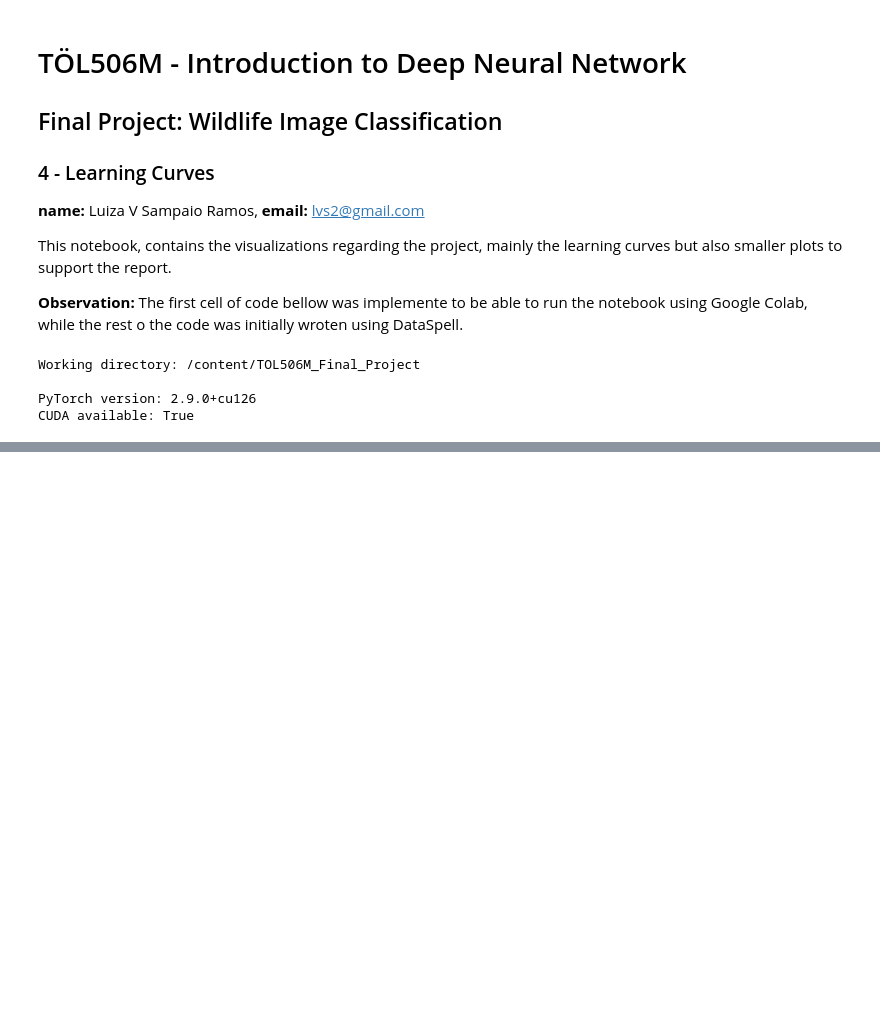
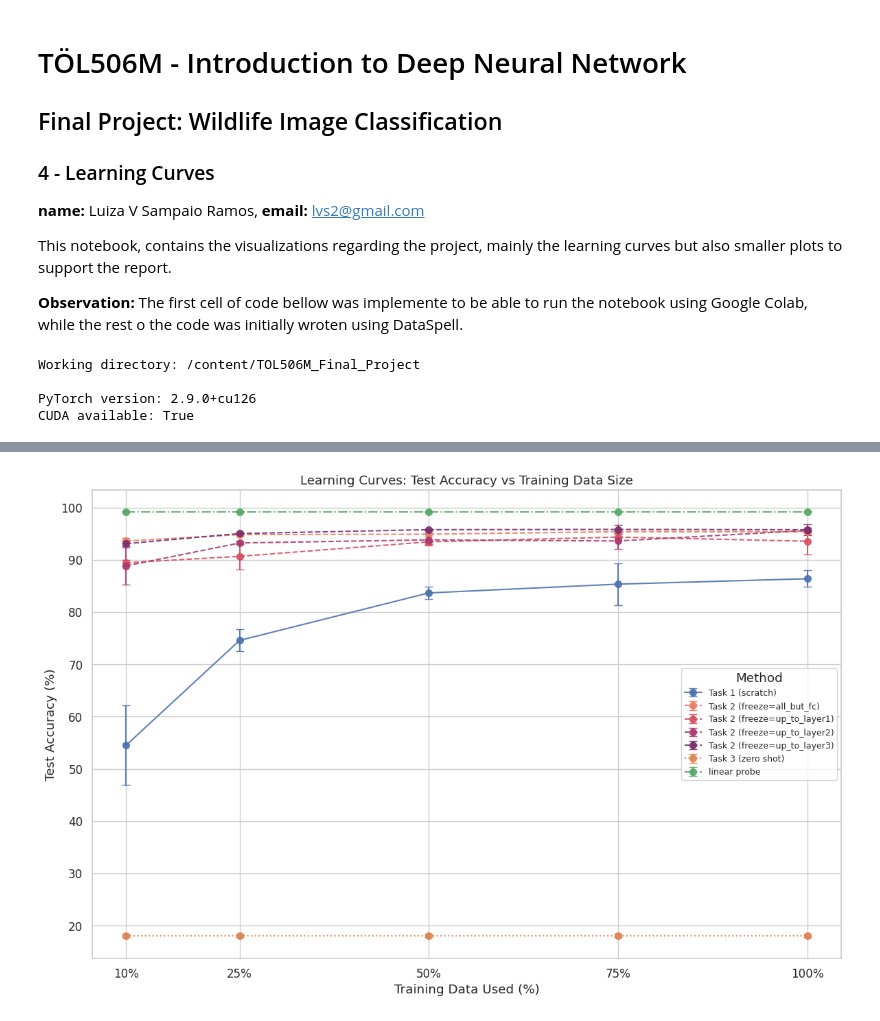
Before and after one commit to LuizaRamos/TOL506M_Final_Project, a Jupyter notebook: notebooks/04_learning_curves.ipynb, the cells around one changed output, grey strips where cells are left out. Drawn from its saved outputs; the diff is of its cells as text; code cells hidden in the pictures; blank space fills up the shorter version.

```diff
--- a/notebooks/04_learning_curves.ipynb
+++ b/notebooks/04_learning_curves.ipynb
@@ -253,0 +455,80 @@ plt.show()
+# %%
+sns.set_theme(style="whitegrid", font_scale=1.1)
+
+plt.figure(figsize=(12, 8))
+
+# -------------------------------------------------
+# Set up palettes
+# -------------------------------------------------
+base_palette = {
+    "Task 1 (scratch)": "C0",       # from-scratch CNN
+    "Task 3 (zero shot)": "C1",     # zero-shot SigLIP 2 baseline
+    "linear probe": "C2",           # logistic-regression / linear probe
+}
+
+# All fine-tuning variants (Task 2)
+finetune_methods = [
+    m for m in df["Method"].unique()
+    if m.startswith("Task 2")
+]
+
+# Give each fine-tuning mode its own color
+flare_pal = sns.color_palette("flare", n_colors=len(finetune_methods))
+for method, color in zip(finetune_methods, flare_pal):
+    base_palette[method] = color
+
+
+def plot_method(method, style="-", zorder=None):
+    subset = df[df["Method"] == method].sort_values("data_fraction")
+    if subset.empty:
+        return
+
+    # X: training data fraction in percentages
+    x = subset["data_fraction"].values * 100.0
+    y = subset["accuracy"].values
+    yerr = subset["accuracy uncertainty"].values
+
+    plt.errorbar(
+        x,
+        y,
+        yerr=yerr,
+        fmt="o",
+        linestyle=style,
+        capsize=4,
+        markersize=7,
+        label=method,
+        color=base_palette.get(method, None),
+        alpha=0.9,
+        zorder=zorder,
+    )
+
+# ====================================================
+# Plot each method
+# ====================================================
+
+# Training from scratch
+plot_method("Task 1 (scratch)", style="-", zorder=5)
+
+# All fine-tuning freezing strategies (Task 2)
+for m in finetune_methods:
+    plot_method(m, style="--")
+
+# Zero-shot baseline
+plot_method("Task 3 (zero shot)", style=":", zorder=6)
+
+# Linear probe on SigLIP2 embeddings
+plot_method("linear probe", style="-.", zorder=7)
+
+plt.title("Learning Curves: Test Accuracy vs Training Data Size")
+plt.xlabel("Training Data Used (%)")
+plt.ylabel("Test Accuracy (%)")
+
+fractions = np.sort(df["data_fraction"].unique())
+plt.xticks(fractions * 100.0, [f"{int(f * 100)}%" for f in fractions])
+
+plt.legend(title="Method", fontsize=9)
+plt.tight_layout()
+plt.savefig("results/plots/learning_curves_accuracy.png", dpi=600, bbox_inches="tight")
+plt.show()
+# %% [output]
+[figure, added]
```
Also changed, not shown: parts of 8 cells of this notebook.
